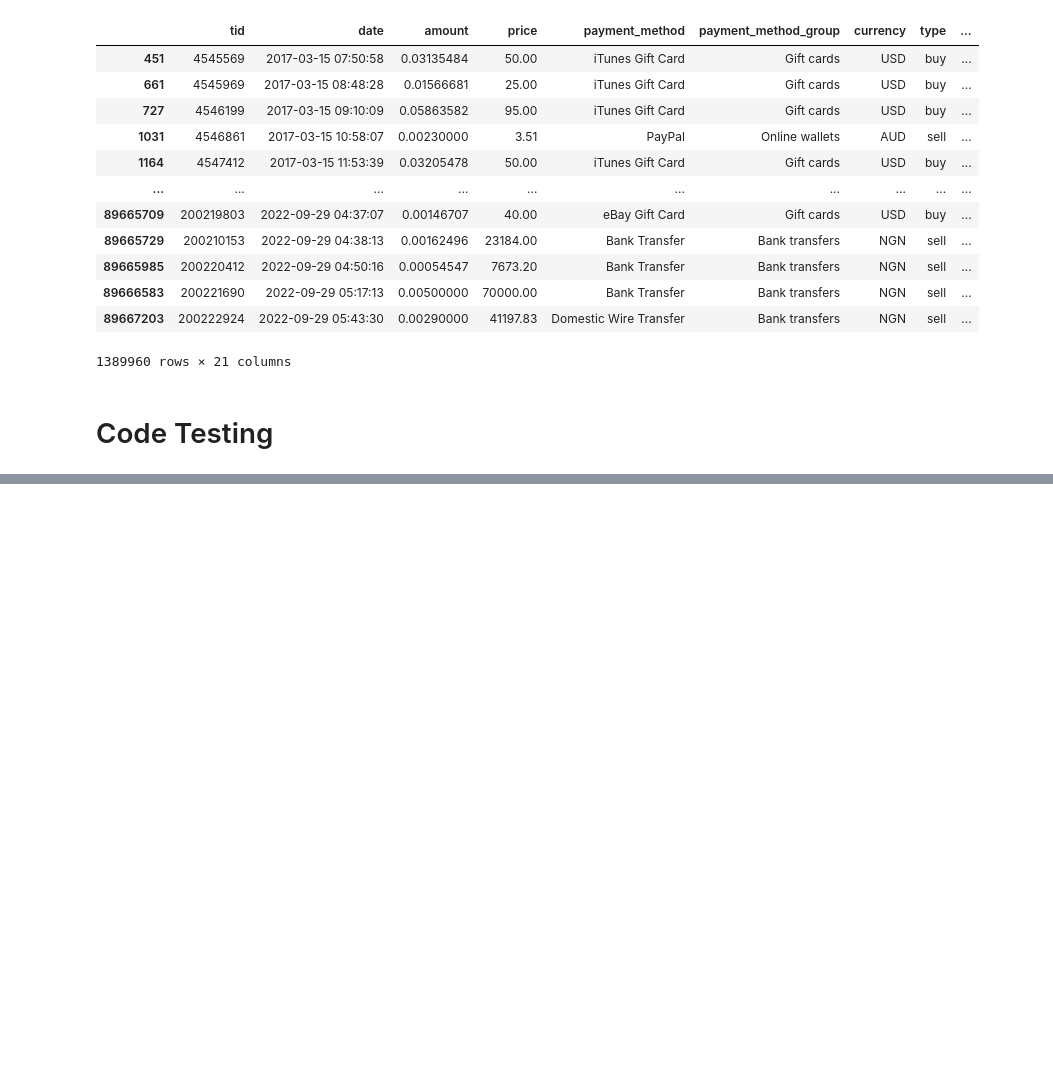
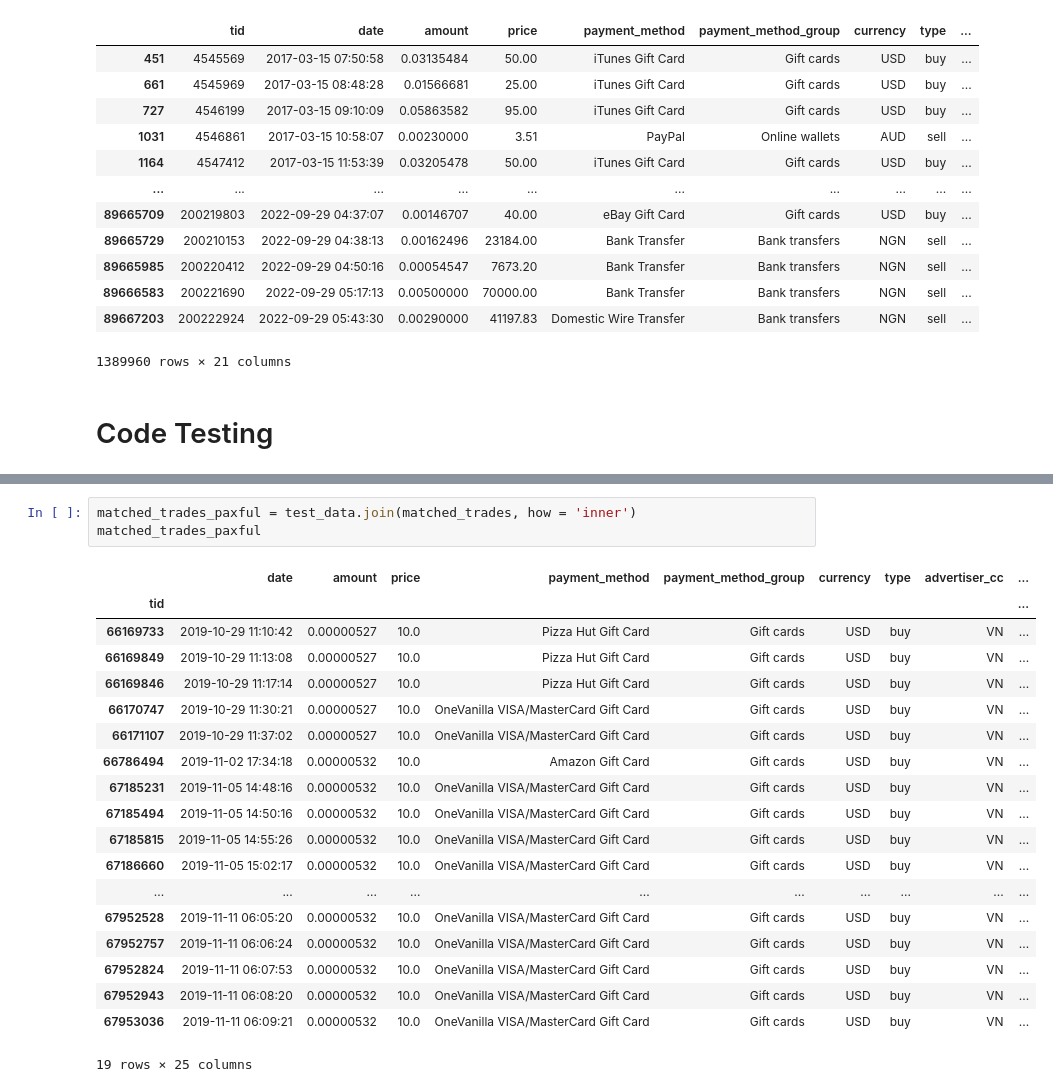
Before and after one commit to austinkennedy/crypto, a Jupyter notebook: code/vehicle_trade_algorithm.ipynb, the cells around one changed output, grey strips where cells are left out. Saved outputs shown, nothing was run; the diff lists cells and outputs as text; blank space fills up the shorter version.

```diff
--- a/code/vehicle_trade_algorithm.ipynb
+++ b/code/vehicle_trade_algorithm.ipynb
@@ -241,0 +258,23 @@ matched_paxful_trades[matched_paxful_trades['currency'] != matched_paxful_trades
+# %%
+matched_trades_paxful = test_data.join(matched_trades, how = 'inner')
+matched_trades_paxful
+# %% [output]
+|  | date | amount | price | payment_method | payment_method_group | currency | type | advertiser_cc | ... |
+| tid |  |  |  |  |  |  |  |  | ... |
+| 66169733 | 2019-10-29 11:10:42 | 0.00000527 | 10.0 | Pizza Hut Gift Card | Gift cards | USD | buy | VN | ... |
+| 66169849 | 2019-10-29 11:13:08 | 0.00000527 | 10.0 | Pizza Hut Gift Card | Gift cards | USD | buy | VN | ... |
+| 66169846 | 2019-10-29 11:17:14 | 0.00000527 | 10.0 | Pizza Hut Gift Card | Gift cards | USD | buy | VN | ... |
+| 66170747 | 2019-10-29 11:30:21 | 0.00000527 | 10.0 | OneVanilla VISA/MasterCard Gift Card | Gift cards | USD | buy | VN | ... |
+| 66171107 | 2019-10-29 11:37:02 | 0.00000527 | 10.0 | OneVanilla VISA/MasterCard Gift Card | Gift cards | USD | buy | VN | ... |
+| 66786494 | 2019-11-02 17:34:18 | 0.00000532 | 10.0 | Amazon Gift Card | Gift cards | USD | buy | VN | ... |
+| 67185231 | 2019-11-05 14:48:16 | 0.00000532 | 10.0 | OneVanilla VISA/MasterCard Gift Card | Gift cards | USD | buy | VN | ... |
+| 67185494 | 2019-11-05 14:50:16 | 0.00000532 | 10.0 | OneVanilla VISA/MasterCard Gift Card | Gift cards | USD | buy | VN | ... |
+| 67185815 | 2019-11-05 14:55:26 | 0.00000532 | 10.0 | OneVanilla VISA/MasterCard Gift Card | Gift cards | USD | buy | VN | ... |
+| 67186660 | 2019-11-05 15:02:17 | 0.00000532 | 10.0 | OneVanilla VISA/MasterCard Gift Card | Gift cards | USD | buy | VN | ... |
+| ... | ... | ... | ... | ... | ... | ... | ... | ... | ... |
+| 67952528 | 2019-11-11 06:05:20 | 0.00000532 | 10.0 | OneVanilla VISA/MasterCard Gift Card | Gift cards | USD | buy | VN | ... |
+| 67952757 | 2019-11-11 06:06:24 | 0.00000532 | 10.0 | OneVanilla VISA/MasterCard Gift Card | Gift cards | USD | buy | VN | ... |
+| 67952824 | 2019-11-11 06:07:53 | 0.00000532 | 10.0 | OneVanilla VISA/MasterCard Gift Card | Gift cards | USD | buy | VN | ... |
+| 67952943 | 2019-11-11 06:08:20 | 0.00000532 | 10.0 | OneVanilla VISA/MasterCard Gift Card | Gift cards | USD | buy | VN | ... |
+| 67953036 | 2019-11-11 06:09:21 | 0.00000532 | 10.0 | OneVanilla VISA/MasterCard Gift Card | Gift cards | USD | buy | VN | ... |
+19 rows × 25 columns
```
Also changed, not shown: parts of 27 cells of this notebook.
